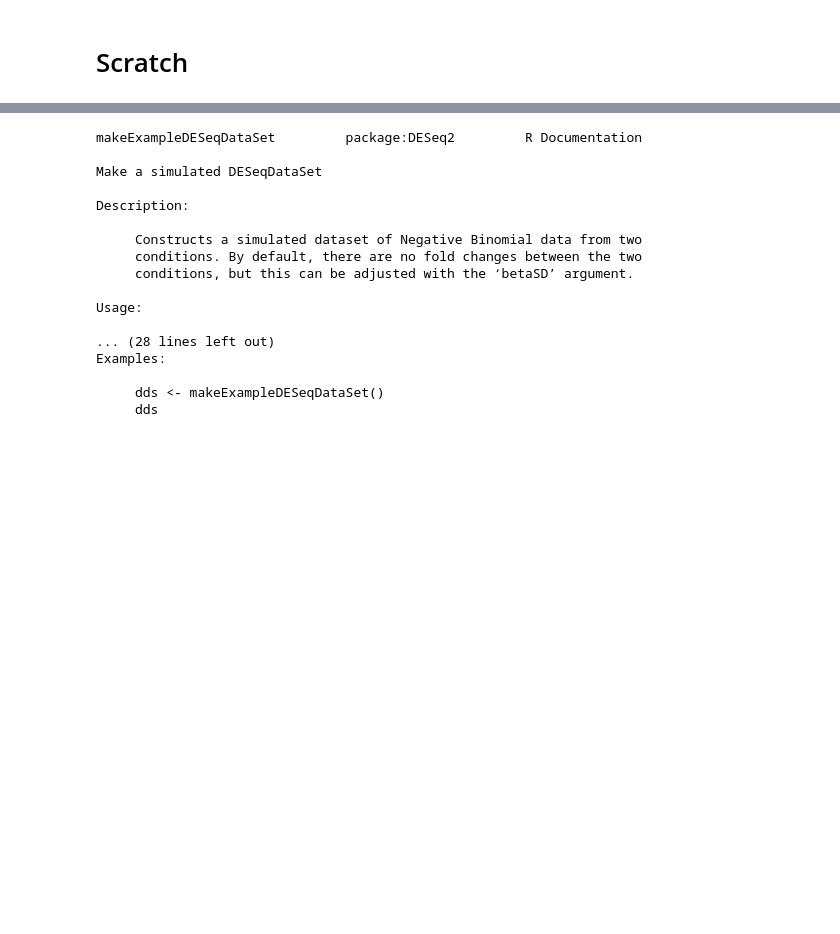
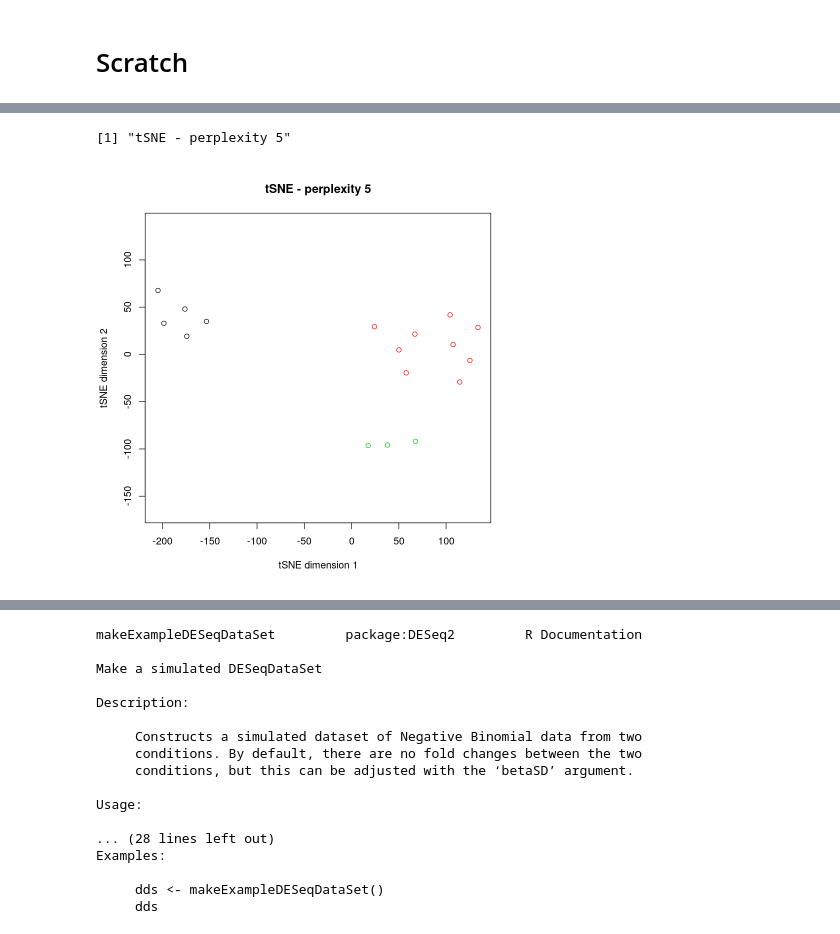
Before and after one commit to andrew-weisman/target_classification, a Jupyter notebook: main_r.ipynb, the cells around one changed output, grey strips where cells are left out. Drawn from its saved outputs; the diff is of its cells as text; code cells hidden in the pictures; blank space fills up the shorter version.

```diff
--- a/main_r.ipynb
+++ b/main_r.ipynb
@@ -35,0 +121,12 @@ png
+# %%
+library("Rtsne")
+library("ggplot2")
+set.seed(44)
+my_data_t <- t(my_data)
+nsamples <- dim(my_data_t)[1]
+perpl <- round((min(floor((nsamples-1)/3), 50) + 5) / 2)
+tsne <- Rtsne(my_data_t, perplexity=perpl, pca=TRUE, theta=0.0) # “Typical values for the perplexity range between 5 and 50”; from help page: should not be bigger than 3 * perplexity < nrow(X) - 1
+plot(tsne$Y,col=colData(dds)$condition, asp=1, main=print(paste0("tSNE - perplexity ",perpl)), xlab="tSNE dimension 1", ylab="tSNE dimension 2")
+# %% [output]
+[1] "tSNE - perplexity 5"
+[figure, added]
```
Also changed, not shown: parts of 12 cells of this notebook, 2 other files.
